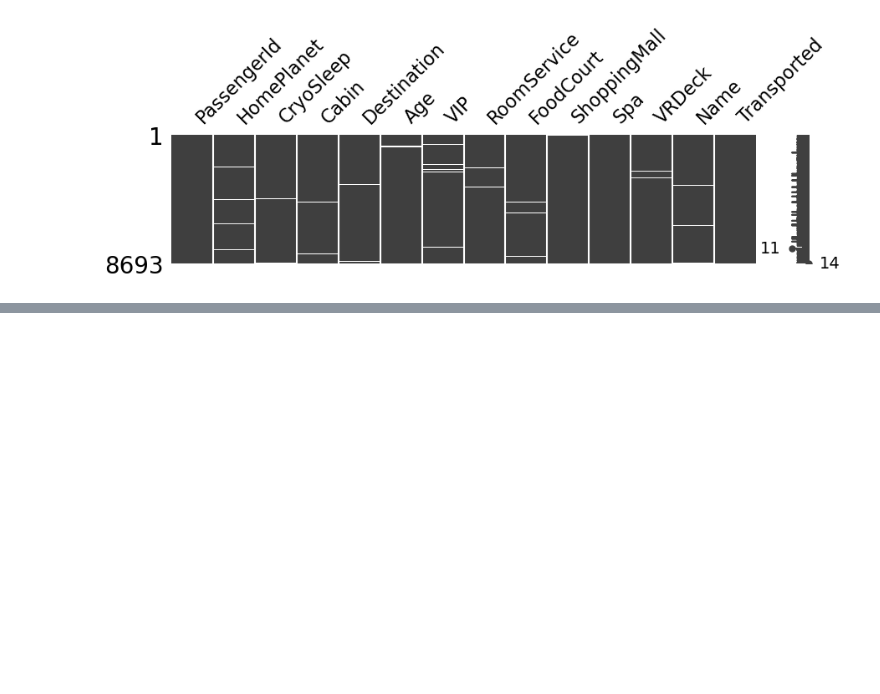
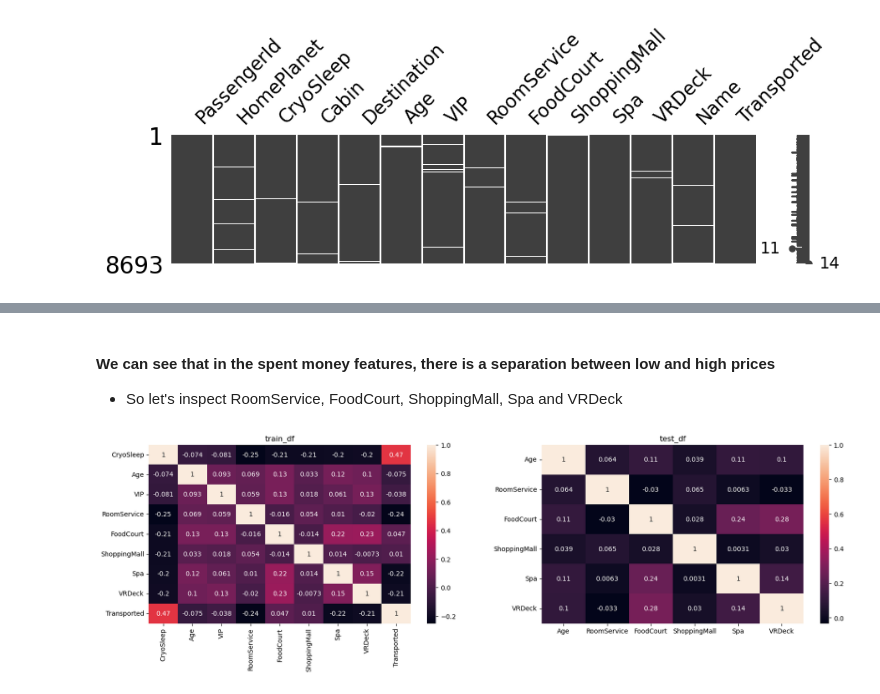
Before and after one commit to Manuelsierra95/data-science, a Jupyter notebook: Spaceship-Titanic/Spaceship Titanic.ipynb, the cells around one changed output, grey strips where cells are left out. Saved outputs shown, nothing was run; the diff lists cells and outputs as text; code cells hidden in the pictures; blank space fills up the shorter version.

```diff
--- a/Spaceship-Titanic/Spaceship Titanic.ipynb
+++ b/Spaceship-Titanic/Spaceship Titanic.ipynb
@@ -116,0 +98,16 @@ plt.show();
+# %% [markdown]
+#### We can see that in the spent money features, there is a separation between low and high prices
+* So let's inspect RoomService, FoodCourt, ShoppingMall, Spa and VRDeck
+# %%
+fig, axes = plt.subplots(ncols=2, nrows=1, figsize=(20, 5))
+train_cm = train_df.corr(numeric_only=True)
+ax1 = sns.heatmap(ax=axes[0], data=train_cm, annot=True)
+ax1.set(title='train_df')
+
+test_cm = test_df.corr(numeric_only=True)
+ax2 = sns.heatmap(ax=axes[1], data=test_cm, annot=True)
+ax2.set(title='test_df')
+
+plt.show()
+# %% [output]
+[figure, added]
```
Also changed, not shown: parts of 38 cells of this notebook, 6 other files.
